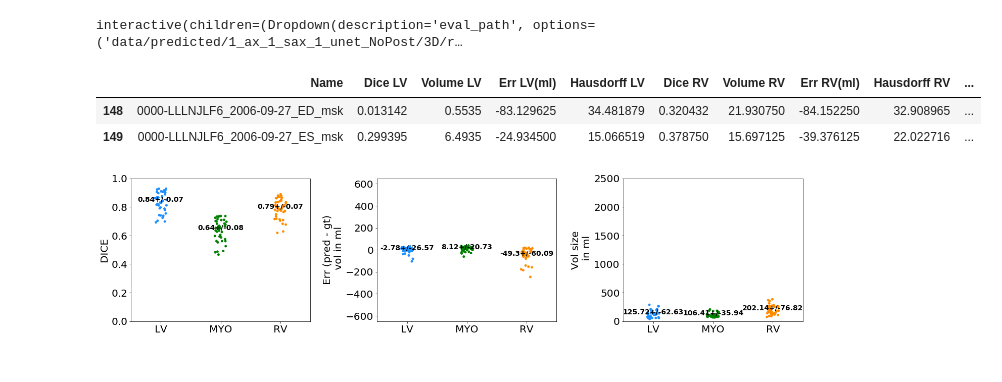
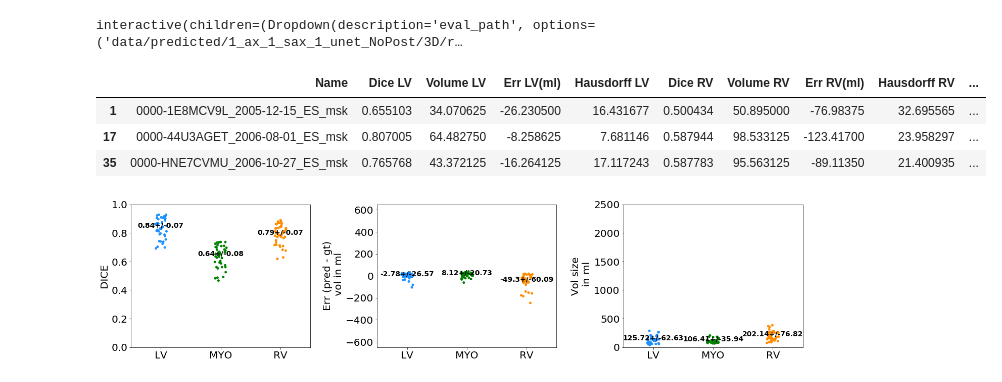
Before and after one commit to Cardio-AI/cmr-domain-adaptation, a Jupyter notebook: notebooks/Evaluate/evaluate_with_acdc_scripts.ipynb, the cells around one changed output. Drawn from its saved outputs; the diff is of its cells as text; code cells hidden in the pictures.

```diff
--- a/notebooks/Evaluate/evaluate_with_acdc_scripts.ipynb
+++ b/notebooks/Evaluate/evaluate_with_acdc_scripts.ipynb
@@ -80,11 +83,12 @@ def load_evaluation(eval_path = sorted(glob.glob('data/predicted/**/**/*.csv')))
 # %% [output]
 interactive(children=(Dropdown(description='eval_path', options=('data/predicted/1_ax_1_sax_1_unet_NoPost/3D/r…
 # %%
-eval[eval['Dice LV']< 0.4].head()
+eval[eval['Dice RV']< 0.6].head()
 # %% [output]
 |  | Name | Dice LV | Volume LV | Err LV(ml) | Hausdorff LV | Dice RV | Volume RV | Err RV(ml) | Hausdorff RV | ... |
-| 148 | 0000-LLLNJLF6_2006-09-27_ED_msk | 0.013142 | 0.5535 | -83.129625 | 34.481879 | 0.320432 | 21.930750 | -84.152250 | 32.908965 | ... |
-| 149 | 0000-LLLNJLF6_2006-09-27_ES_msk | 0.299395 | 6.4935 | -24.934500 | 15.066519 | 0.378750 | 15.697125 | -39.376125 | 22.022716 | ... |
+| 1 | 0000-1E8MCV9L_2005-12-15_ES_msk | 0.655103 | 34.070625 | -26.230500 | 16.431677 | 0.500434 | 50.895000 | -76.98375 | 32.695565 | ... |
+| 17 | 0000-44U3AGET_2006-08-01_ES_msk | 0.807005 | 64.482750 | -8.258625 | 7.681146 | 0.587944 | 98.533125 | -123.41700 | 23.958297 | ... |
+| 35 | 0000-HNE7CVMU_2006-10-27_ES_msk | 0.765768 | 43.372125 | -16.264125 | 17.117243 | 0.587783 | 95.563125 | -89.11350 | 21.400935 | ... |
 # %%
 # create a scatterplot
 # nobs = mean
```
Also changed, not shown: parts of 6 cells of this notebook, 10 other files.
